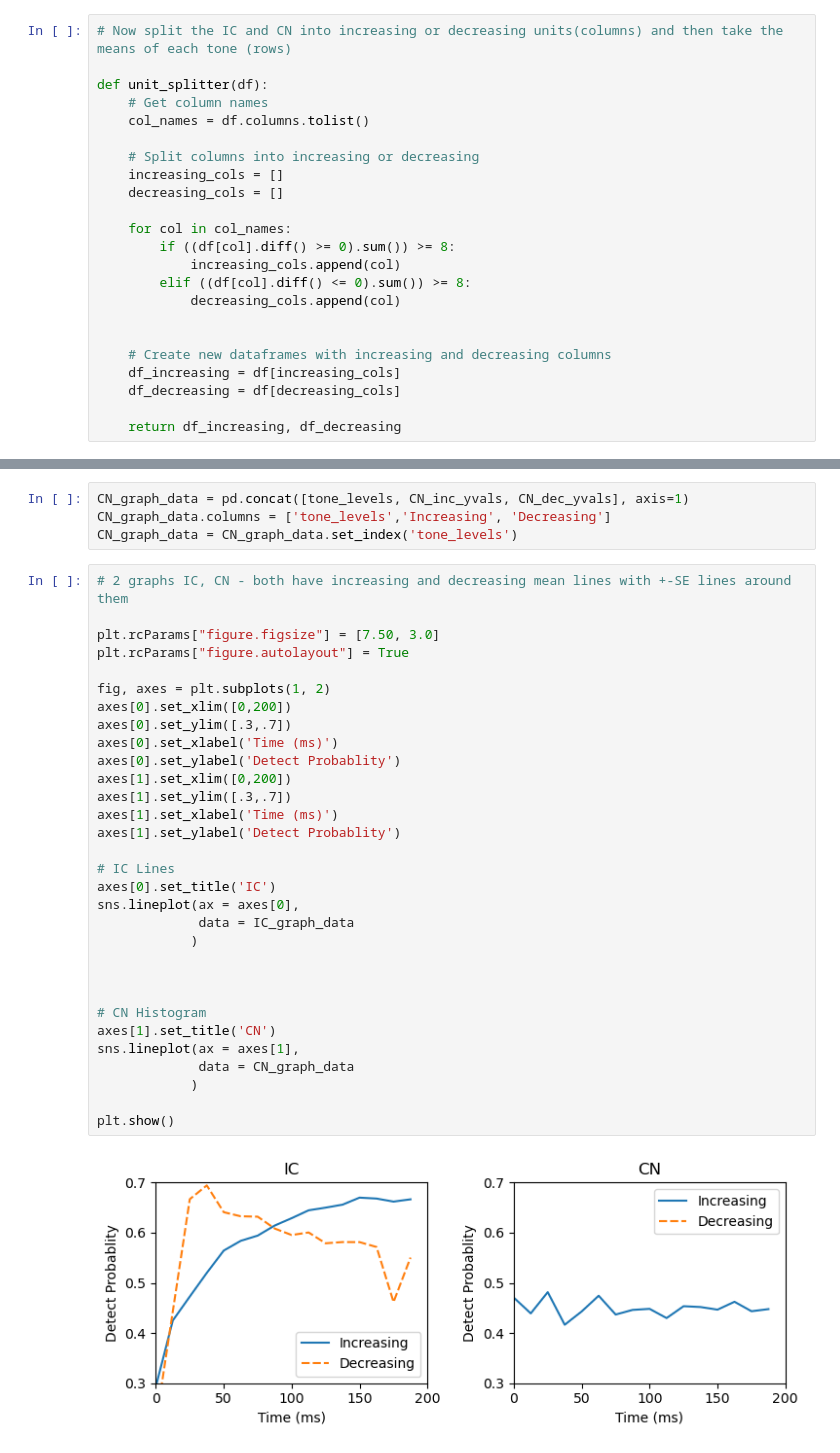
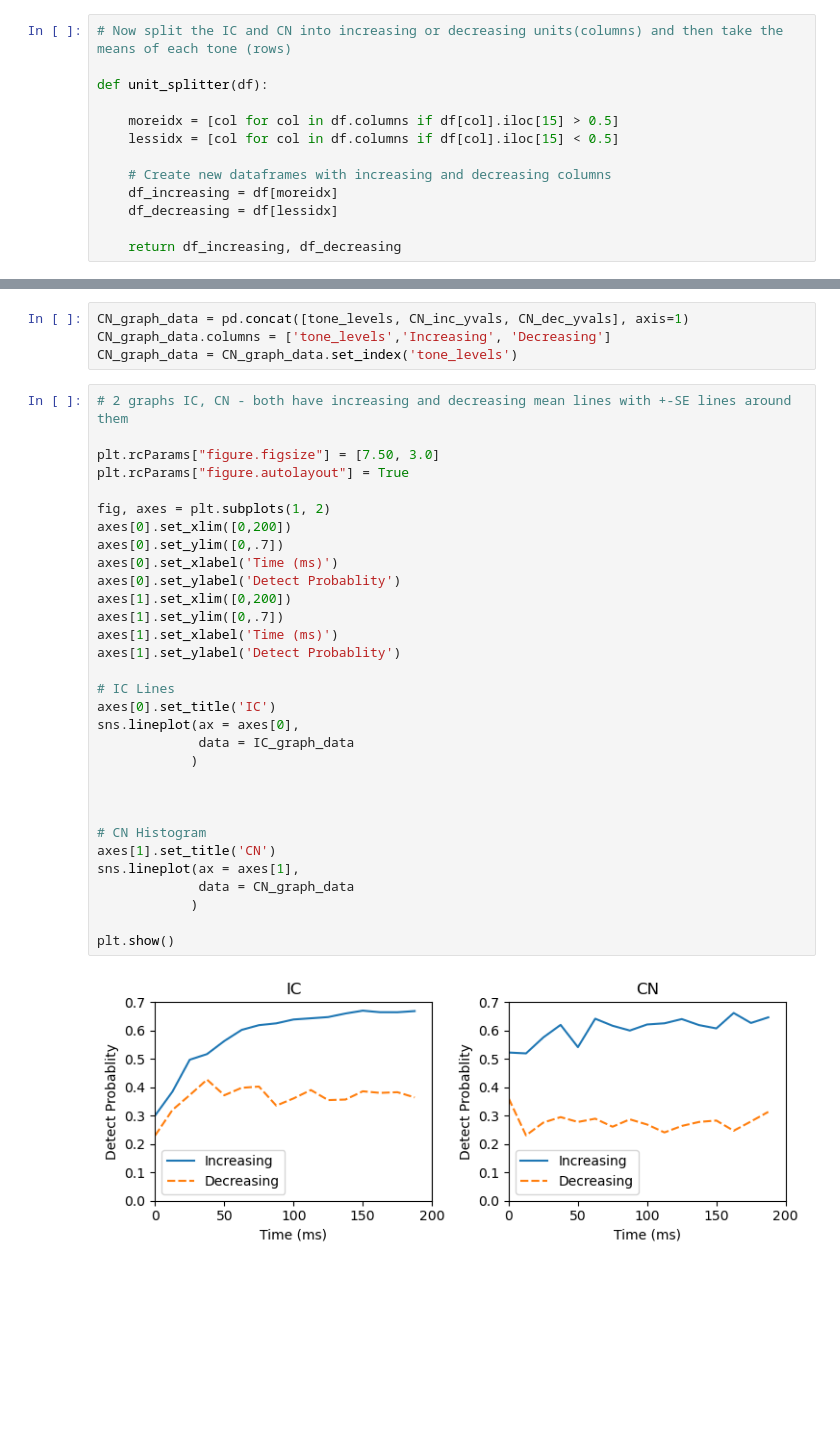
Before and after one commit to jmayf123/Neuronal_CP_Analysis, a Jupyter notebook: python/CP_vs_ToneDur.ipynb, the cells around one changed output, grey strips where cells are left out. Drawn from its saved outputs; the diff is of its cells as text; blank space fills up the shorter version.

Commit message:
CP vs Tone level graph

```diff
--- a/python/CP_vs_ToneDur.ipynb
+++ b/python/CP_vs_ToneDur.ipynb
@@ -75,23 +75,13 @@ CN_df = CN_df[CN_p_values_df < .1].dropna(axis=1, how='all')
 # Now split the IC and CN into increasing or decreasing units(columns) and then take the means of each tone (rows)
 
 def unit_splitter(df):
-    # Get column names
-    col_names = df.columns.tolist()
 
-    # Split columns into increasing or decreasing
-    increasing_cols = []
-    decreasing_cols = []
-
-    for col in col_names:
-        if ((df[col].diff() >= 0).sum()) >= 8:
-            increasing_cols.append(col)
-        elif ((df[col].diff() <= 0).sum()) >= 8:
-            decreasing_cols.append(col)
-
+    moreidx = [col for col in df.columns if df[col].iloc[15] > 0.5]
+    lessidx = [col for col in df.columns if df[col].iloc[15] < 0.5]
 
     # Create new dataframes with increasing and decreasing columns
-    df_increasing = df[increasing_cols]
-    df_decreasing = df[decreasing_cols]
+    df_increasing = df[moreidx]
+    df_decreasing = df[lessidx]
 
     return df_increasing, df_decreasing
 # %%
@@ -126,33 +116,33 @@ CN_graph_data = CN_graph_data.set_index('tone_levels')
 # %%
 # 2 graphs IC, CN - both have increasing and decreasing mean lines with +-SE lines around them
 
 plt.rcParams["figure.figsize"] = [7.50, 3.0]
 plt.rcParams["figure.autolayout"] = True
 
 fig, axes = plt.subplots(1, 2)
 axes[0].set_xlim([0,200])
-axes[0].set_ylim([.3,.7])
+axes[0].set_ylim([0,.7])
 axes[0].set_xlabel('Time (ms)')
 axes[0].set_ylabel('Detect Probablity')
 axes[1].set_xlim([0,200])
-axes[1].set_ylim([.3,.7])
+axes[1].set_ylim([0,.7])
 axes[1].set_xlabel('Time (ms)')
 axes[1].set_ylabel('Detect Probablity')
 
 # IC Lines
 axes[0].set_title('IC')
 sns.lineplot(ax = axes[0],
              data = IC_graph_data
             )
 
 
 
 # CN Histogram
 axes[1].set_title('CN')
 sns.lineplot(ax = axes[1],
              data = CN_graph_data
             )
 
 plt.show()
 # %% [output]
-[figure, old version]
+[figure, new version]
```
